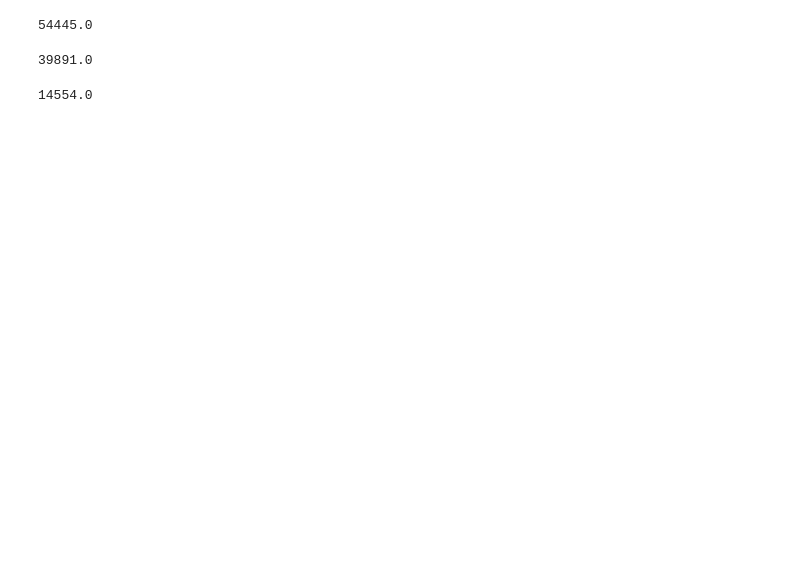
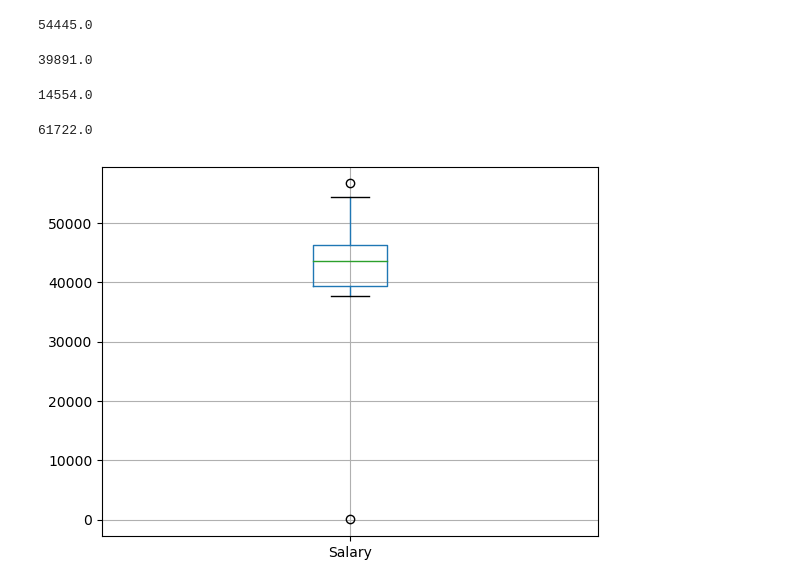
Before and after one commit to Abhilashg11/Data_science, a Jupyter notebook: EDA/Eda_1.ipynb, the cells around one changed output. Drawn from its saved outputs; the diff is of its cells as text; code cells hidden in the pictures; blank space fills up the shorter version.

```diff
--- a/EDA/Eda_1.ipynb
+++ b/EDA/Eda_1.ipynb
@@ -220,0 +225,9 @@ IQR
+# %%
+lo_li
+# %% [output]
+61722.0
+# %%
+df_ch.boxplot(column='Salary')
+plt.show()
+# %% [output]
+[figure, added]
```
Also changed, not shown: parts of 8 cells of this notebook.
